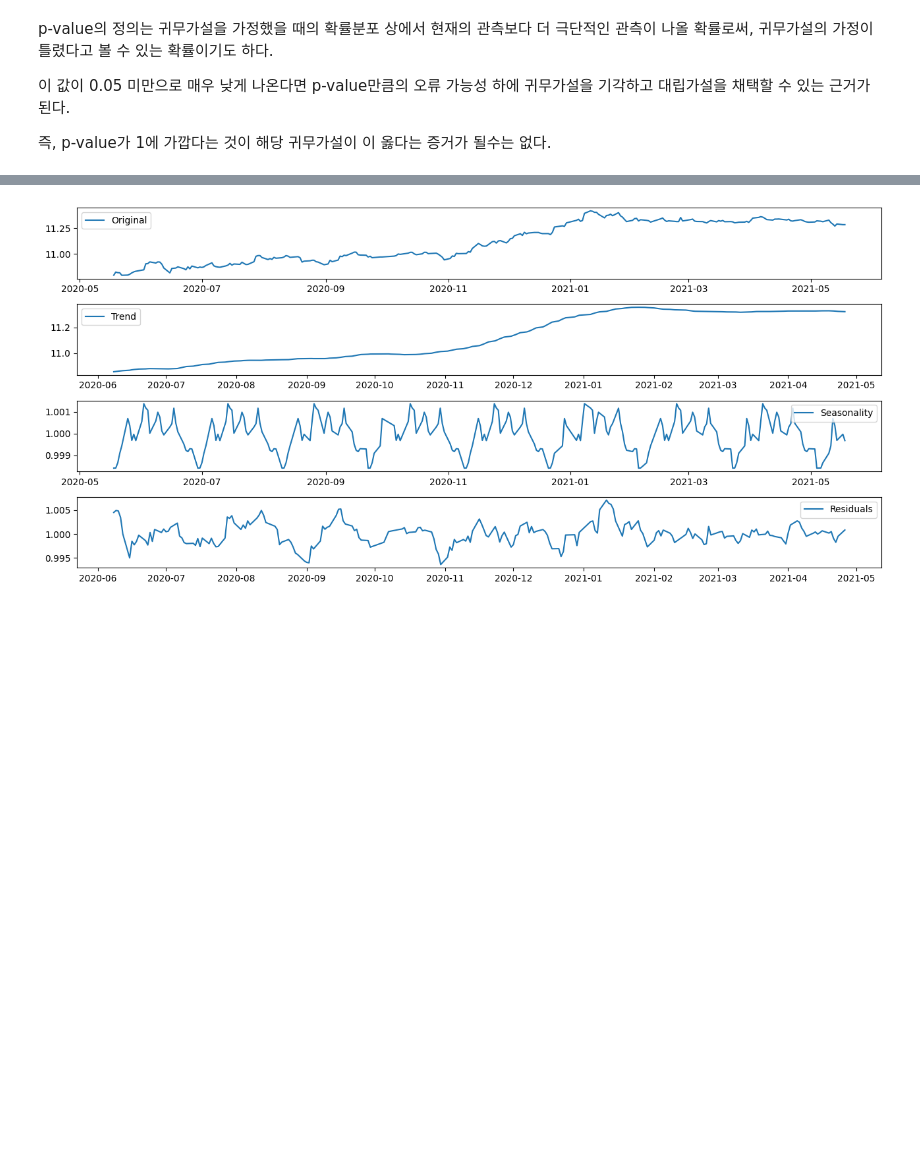
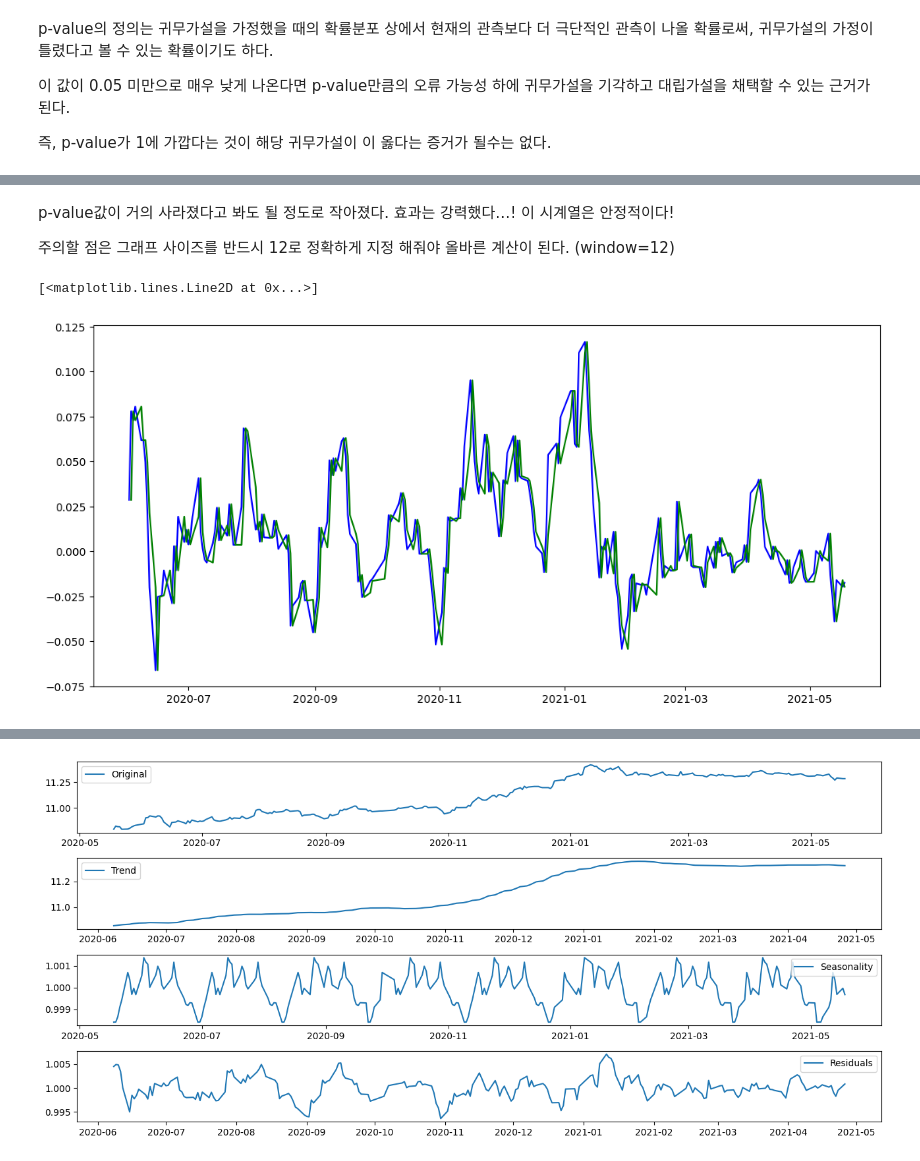
Before and after one commit to F100d4U/Exploration, a Jupyter notebook: [ep03]stock_cheat.ipynb, the cells around one changed output, grey strips where cells are left out. Cells and saved outputs as stored; diff of their text form; code cells hidden in the pictures; blank space fills up the shorter version.

```diff
--- a/[ep03]stock_cheat.ipynb
+++ b/[ep03]stock_cheat.ipynb
@@ -215,0 +323,12 @@ p-value의 정의는 귀무가설을 가정했을 때의 확률분포 상에서
+# %% [markdown]
+p-value값이 거의 사라졌다고 봐도 될 정도로 작아졌다. 효과는 강력했다…! 이 시계열은 안정적이다!
+
+주의할 점은 그래프 사이즈를 반드시 12로 정확하게 지정 해줘야 올바른 계산이 된다. (window=12)
+# %%
+ts_log_moving_avg_shift = ts_log_moving_avg.shift()
+
+plt.plot(ts_log_moving_avg, color='blue')
+plt.plot(ts_log_moving_avg_shift, color='green')
+# %% [output]
+[<matplotlib.lines.Line2D at 0x...>]
+[figure, added]
```
Also changed, not shown: parts of 32 cells of this notebook.
